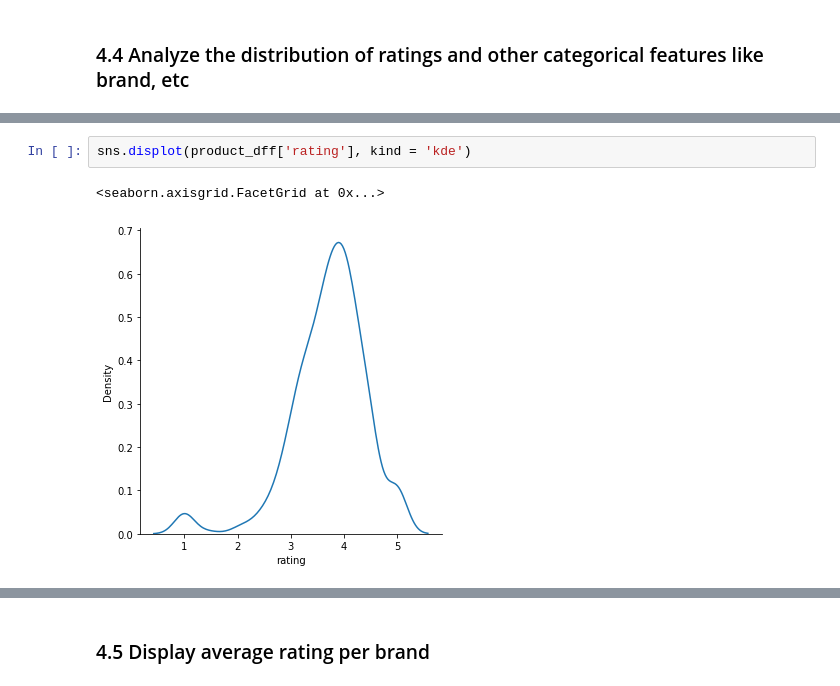
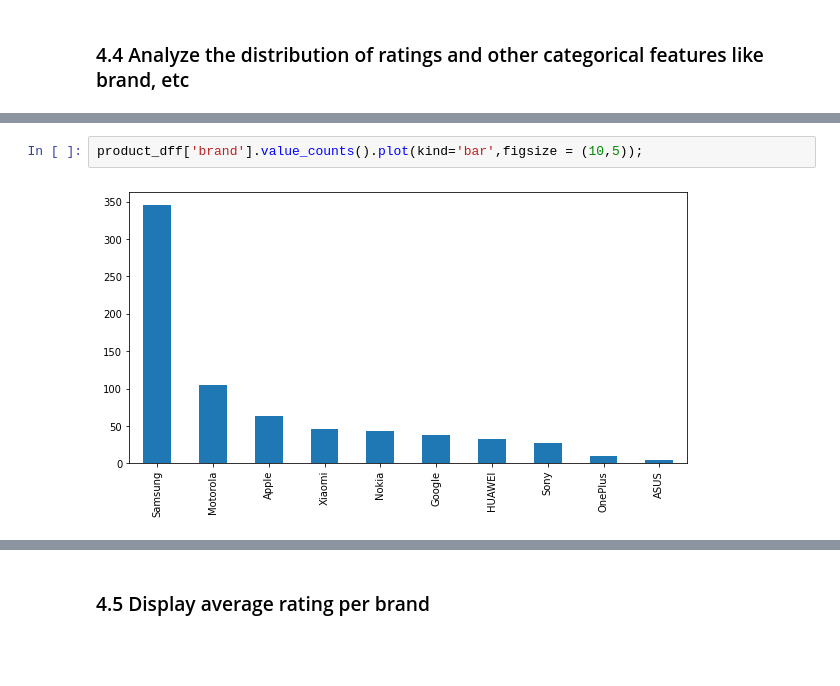
Before and after one commit to romilgupta28/Study, a Jupyter notebook: R8_Internal_Lab_Question_Notebook_(2).ipynb, the cells around one changed output, grey strips where cells are left out. Drawn from its saved outputs; the diff is of its cells as text; blank space fills up the shorter version.

```diff
--- a/R8_Internal_Lab_Question_Notebook_(2).ipynb
+++ b/R8_Internal_Lab_Question_Notebook_(2).ipynb
@@ -220,6 +211,5 @@ sns.displot(product_dff['rating'])
-# %%
-sns.displot(product_dff['rating'], kind = 'kde')
-# %% [output]
-<seaborn.axisgrid.FacetGrid at 0x...>
-[figure, removed]
+# %%
+product_dff['brand'].value_counts().plot(kind='bar',figsize = (10,5));
+# %% [output]
+[figure, added]
 # %%
```
Also changed, not shown: parts of 72 cells of this notebook.
